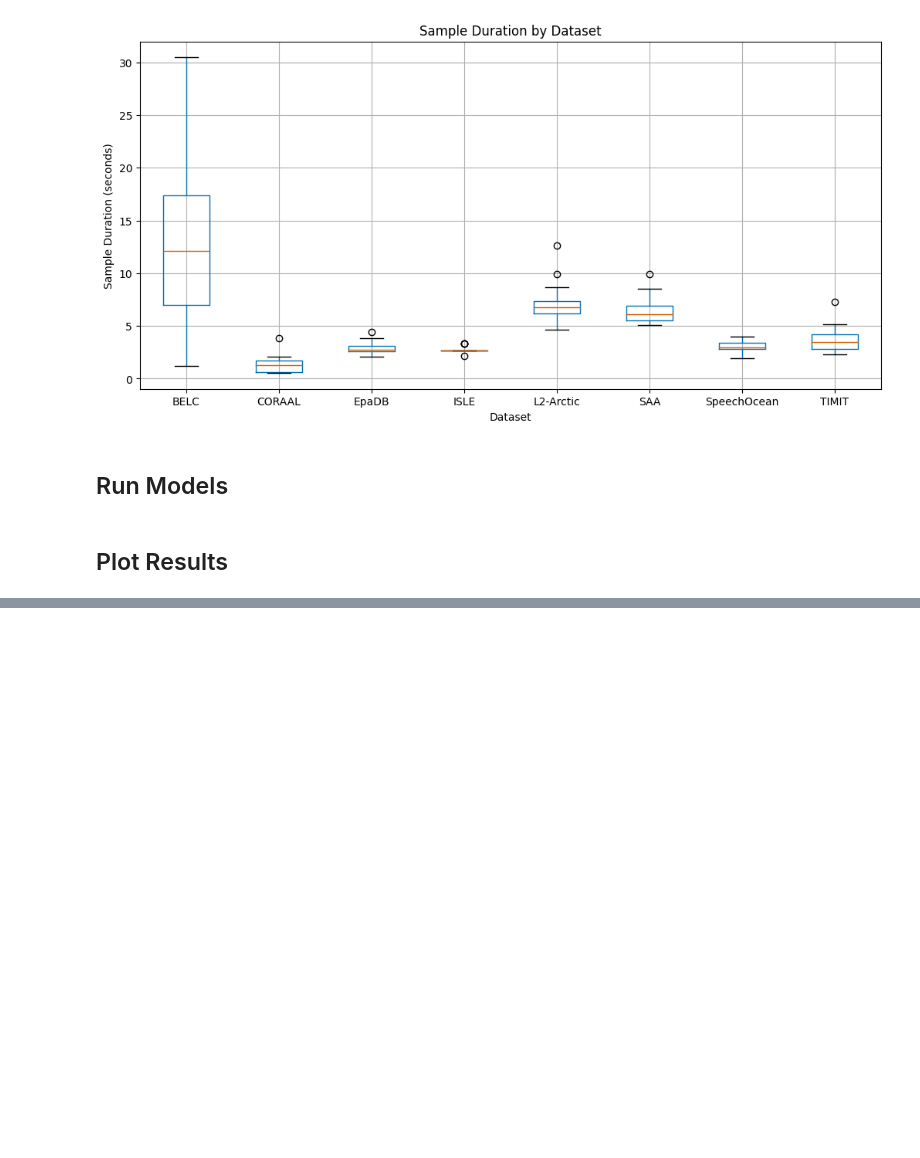
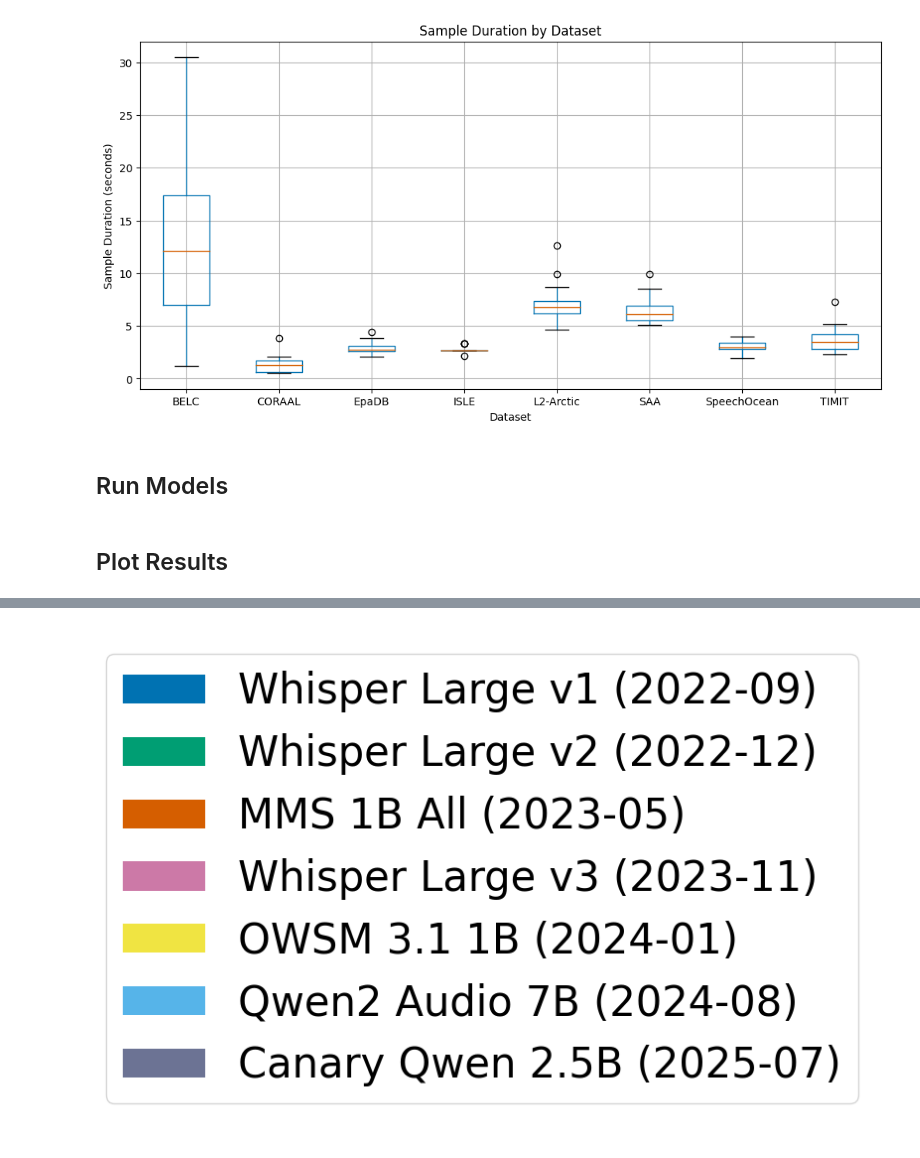
Before and after one commit to KoelLabs/ML, a Jupyter notebook: notebooks/Eval/ASR_eval.ipynb, the cells around one changed output, grey strips where cells are left out. Drawn from its saved outputs; the diff is of its cells as text; code cells hidden in the pictures; blank space fills up the shorter version.

```diff
--- a/notebooks/Eval/ASR_eval.ipynb
+++ b/notebooks/Eval/ASR_eval.ipynb
@@ -267,0 +270,9 @@ for group in dataset_groups:
+# %%
+handles,labels = ax.get_legend_handles_labels()
+fig_legend = plt.figure(figsize=(10, 6.5))
+ax_legend = fig_legend.add_subplot(111)
+ax_legend.legend(handles, labels, loc="best", fontsize=30)
+ax_legend.axis(False)
+plt.show()
+# %% [output]
+[figure, added]
```
Also changed, not shown: parts of 3 cells of this notebook.
